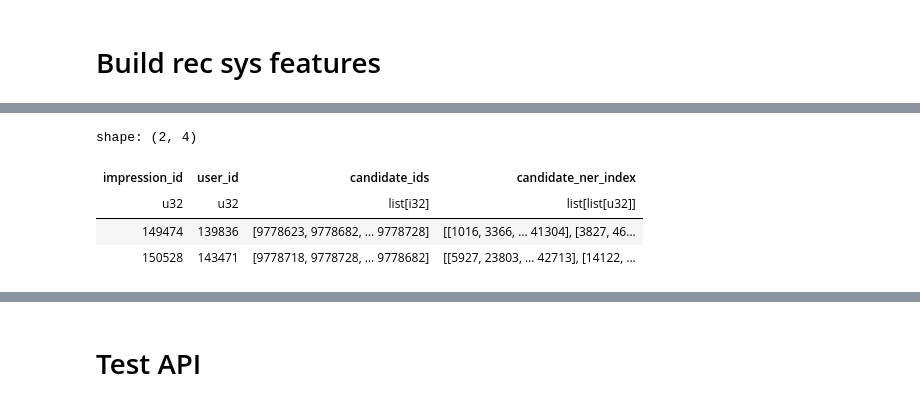
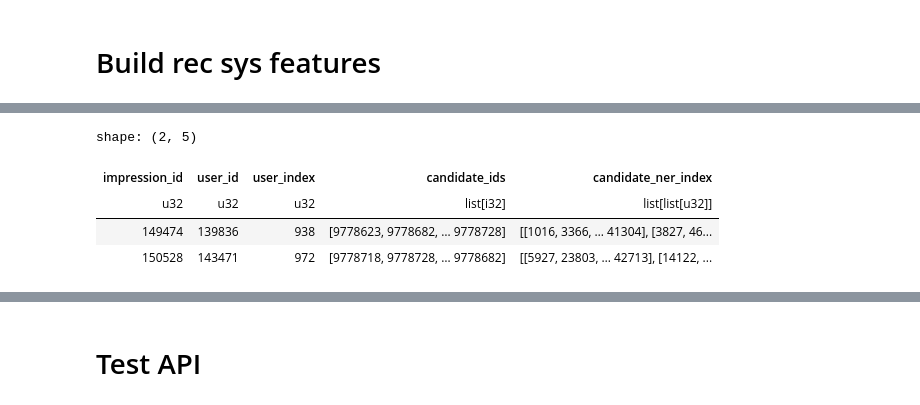
Before and after one commit to recsyspolimi/recsys-challenge-2024-ekstrabladet, a Jupyter notebook: notebooks/urm/urm_ner_train.ipynb, the cells around one changed output, grey strips where cells are left out. Saved outputs shown, nothing was run; the diff lists cells and outputs as text; code cells hidden in the pictures.

```diff
--- a/notebooks/urm/urm_ner_train.ipynb
+++ b/notebooks/urm/urm_ner_train.ipynb
@@ -72,17 +79,18 @@ ap = ap.with_columns(
 # %%
 train_ds = behaviors_train
 train_ds = train_ds\
     .rename({'article_ids_inview': 'candidate_ids'})\
     .with_columns(
         pl.col('candidate_ids').list.eval(pl.element().replace(ap['article_id'], ap['ner_clusters_index'], default=None).drop_nulls()).alias('candidate_ner_index'),
-    ).select('impression_id', 'user_id', 'candidate_ids', 'candidate_ner_index')
+        pl.col('user_id').replace(user_id_mapping['user_id'], user_id_mapping['user_index'], default=None).alias('user_index')
+    ).select('impression_id', 'user_id', 'user_index', 'candidate_ids', 'candidate_ner_index')
 train_ds.head(2)
 # %% [output]
-shape: (2, 4)
+shape: (2, 5)
-| impression_id | user_id | candidate_ids | candidate_ner_index |
-| u32 | u32 | list[i32] | list[list[u32]] |
-| 149474 | 139836 | [9778623, 9778682, … 9778728] | [[1016, 3366, … 41304], [3827, 46... |
-| 150528 | 143471 | [9778718, 9778728, … 9778682] | [[5927, 23803, … 42713], [14122, ... |
+| impression_id | user_id | user_index | candidate_ids | candidate_ner_index |
+| u32 | u32 | u32 | list[i32] | list[list[u32]] |
+| 149474 | 139836 | 938 | [9778623, 9778682, … 9778728] | [[1016, 3366, … 41304], [3827, 46... |
+| 150528 | 143471 | 972 | [9778718, 9778728, … 9778682] | [[5927, 23803, … 42713], [14122, ... |
 # %%
 all_users = user_id_mapping['user_index'].unique().sort().to_list()
 all_items = ner_mapping['ner_index'].unique().sort().to_list()
```
Also changed, not shown: parts of 8 cells of this notebook, 14 other files.
